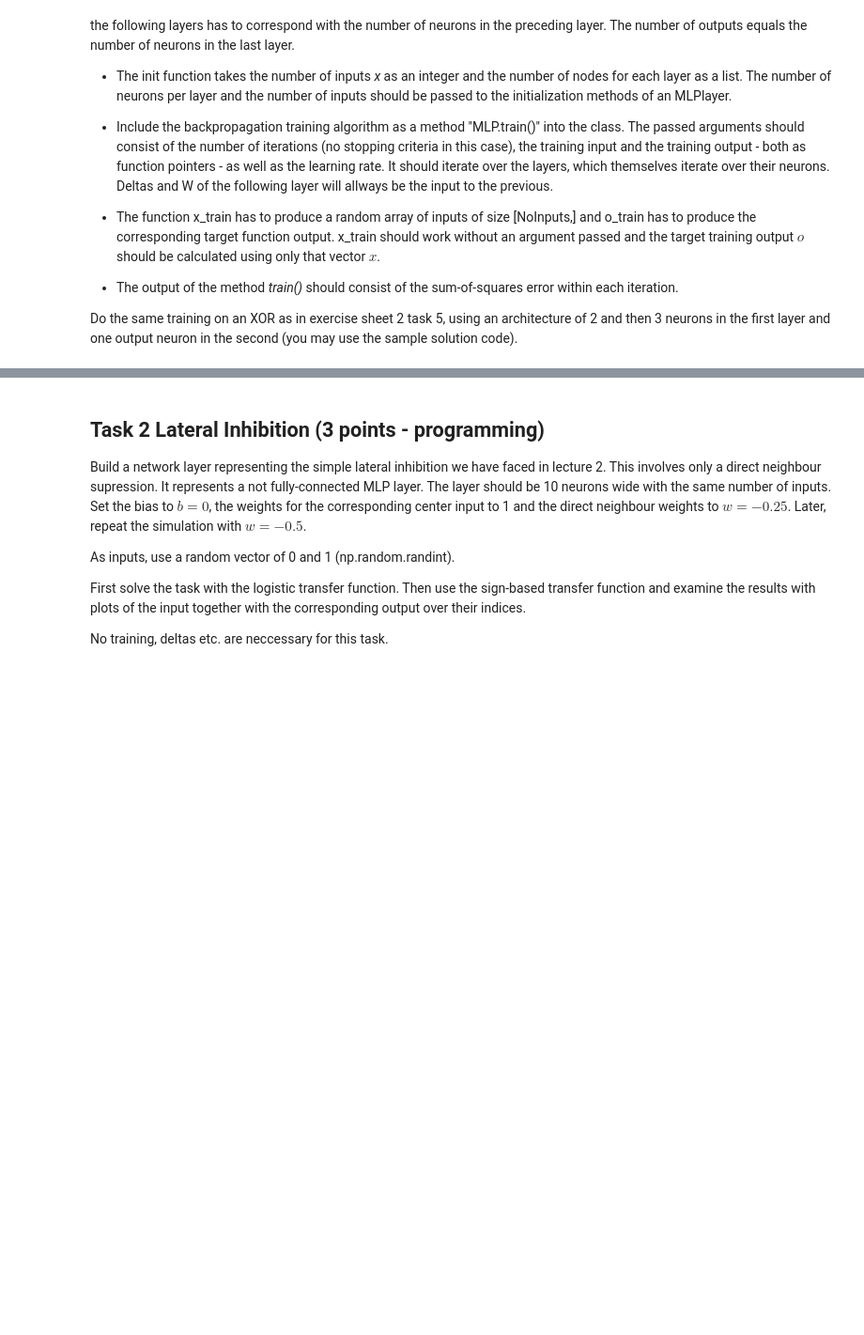
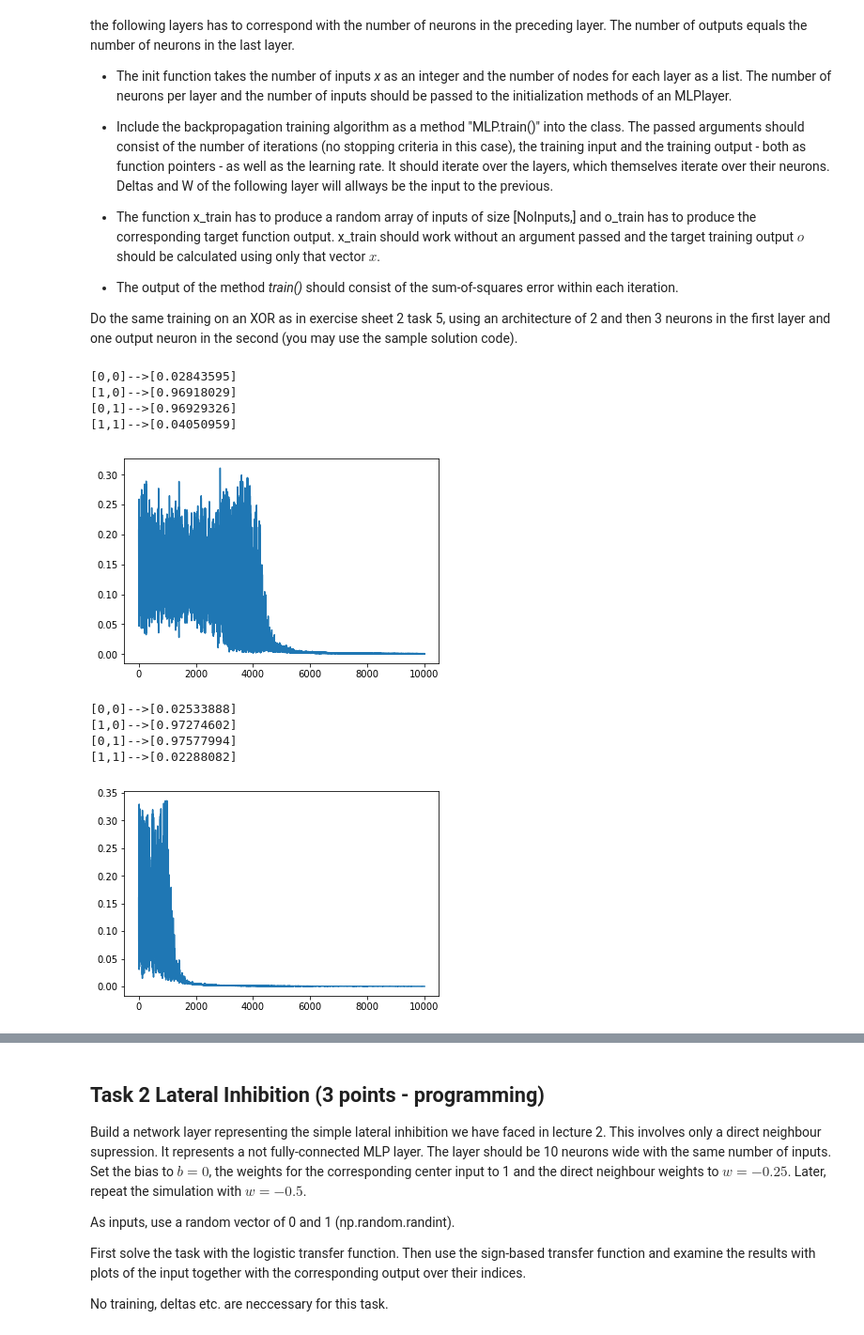
Before and after one commit to Klavaro/mlpy, a Jupyter notebook: Exercise3.ipynb, the cells around one changed output, grey strips where cells are left out. Shown: that part at 94% size. Cells and saved outputs as stored; diff of their text form; code cells hidden in the pictures; blank space fills up the shorter version.

```diff
--- a/Exercise3.ipynb
+++ b/Exercise3.ipynb
@@ -67,3 +67,41 @@ class MLP:
             err[i] =np.sum((y - o)**2)/2
 
         return err
+# %%
+LayerNos=[2,1]
+NeuralNetwork=helper.MLP(2,LayerNos)
+learnrate=1
+NumIt=10000
+
+errors=NeuralNetwork.train(NumIt,lambda:np.random.randint(2,size=2), lambda x:x[0]^x[1] ,learnrate)
+
+print('[0,0]-->'+str(NeuralNetwork.out([0,0])))
+print('[1,0]-->'+str(NeuralNetwork.out([1,0])))
+print('[0,1]-->'+str(NeuralNetwork.out([0,1])))
+print('[1,1]-->'+str(NeuralNetwork.out([1,1])))
+plt.plot(errors)
+plt.show()
+
+
+LayerNos=[3,1]
+NeuralNetwork=helper.MLP(2,LayerNos)
+
+errors=NeuralNetwork.train(NumIt,lambda:np.random.randint(2,size=2), lambda x:x[0]^x[1] ,learnrate)
+
+print('[0,0]-->'+str(NeuralNetwork.out([0,0])))
+print('[1,0]-->'+str(NeuralNetwork.out([1,0])))
+print('[0,1]-->'+str(NeuralNetwork.out([0,1])))
+print('[1,1]-->'+str(NeuralNetwork.out([1,1])))
+plt.plot(errors)
+plt.show()
+# %% [output]
+[0,0]-->[0.02843595]
+[1,0]-->[0.96918029]
+[0,1]-->[0.96929326]
+[1,1]-->[0.04050959]
+[figure, added]
+[0,0]-->[0.02533888]
+[1,0]-->[0.97274602]
+[0,1]-->[0.97577994]
+[1,1]-->[0.02288082]
+[figure, added]
```
Also changed, not shown: parts of 7 cells of this notebook.
